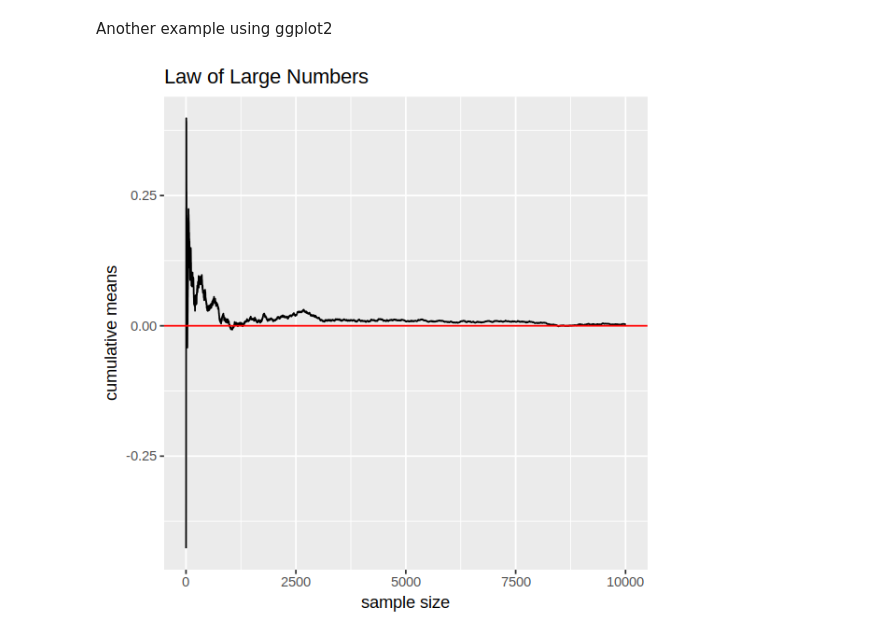
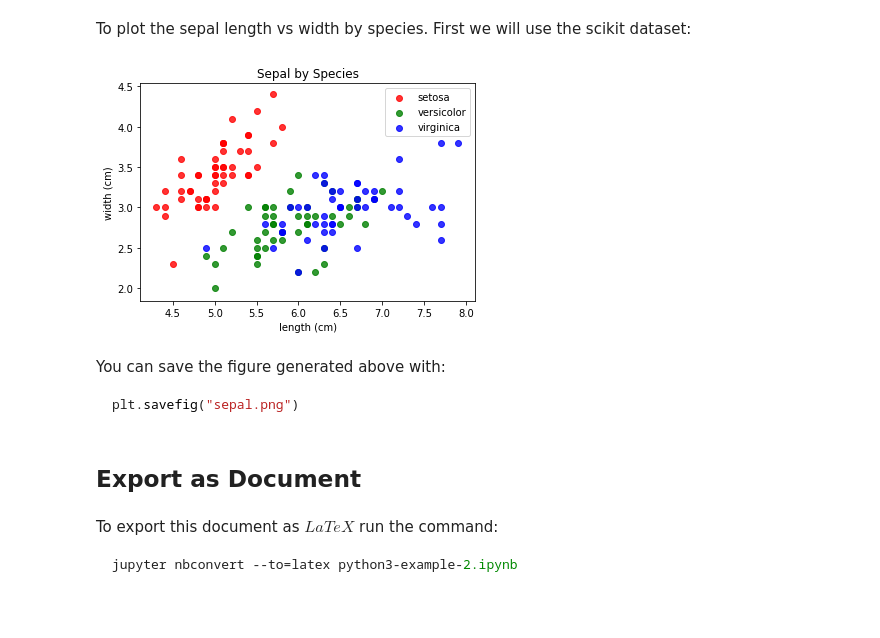
Before and after one commit to frankhjung/jupyter-examples, a Jupyter notebook: python3-example-2.ipynb, the cells around one changed output. Saved outputs shown, nothing was run; the diff lists cells and outputs as text; code cells hidden in the pictures; blank space fills up the shorter version.

Commit message:
rename examples

````diff
--- a/python3-example-2.ipynb
+++ b/python3-example-2.ipynb
@@ -2,0 +61,2 @@
+# %%
+ds = datasets.load_iris()
@@ -28,19 +149,46 @@ rug(samples)
-# %% [markdown]
-Another example using ggplot2
-# %%
-options(repr.plot.width=5, repr.plot.height=5)
-
-library(ggplot2)
-
-set.seed(4321)
-
-n <- 10000
-means <- cumsum(rnorm(n)) / (1 : n)
-
-qplot(x = 1:n, y = means,
-      geom = "line",
-      xlab = "sample size", ylab = "cumulative means",
-      main = "Law of Large Numbers") +
-geom_hline(yintercept = 0, colour = "red")
-# %% [output]
-[figure, removed]
+# %% [markdown]
+To plot the sepal length vs width by species. First we will use the scikit dataset:
+# %%
+# ensure plot created inline
+%matplotlib inline
+
+import matplotlib
+import matplotlib.pyplot as plt
+
+from sklearn import datasets
+
+ds = datasets.load_iris()
+
+X = ds.data[:, :2]    # consider only first 2 columns sepal width and length
+y = ds.target         # index to species
+names = ds.target_names #  distinct species
+colours = ("red", "green", "blue")
+
+# create a scatter
+plt.figure()
+plt.clf()               # clear figure
+
+# colour and label each species
+for c, i, n in zip(colours, [0, 1, 2], names):
+    plt.scatter(X[y == i, 0], X[y == i, 1], color=c, alpha=0.8, label=n)
+
+plt.title('Sepal by Species')
+plt.xlabel('length (cm)')
+plt.ylabel('width (cm)')
+plt.legend()
+plt.show()
+# %% [output]
+[figure, added]
+# %% [markdown]
+You can save the figure generated above with:
+```python
+plt.savefig("sepal.png")
+```
+# %% [markdown]
+## Export as Document
+# %% [markdown]
+To export this document as $LaTeX$ run the command:
+
+```bash
+jupyter nbconvert --to=latex python3-example-2.ipynb
+```
````
Also changed, not shown: parts of 36 cells of this notebook, 7 other files.
